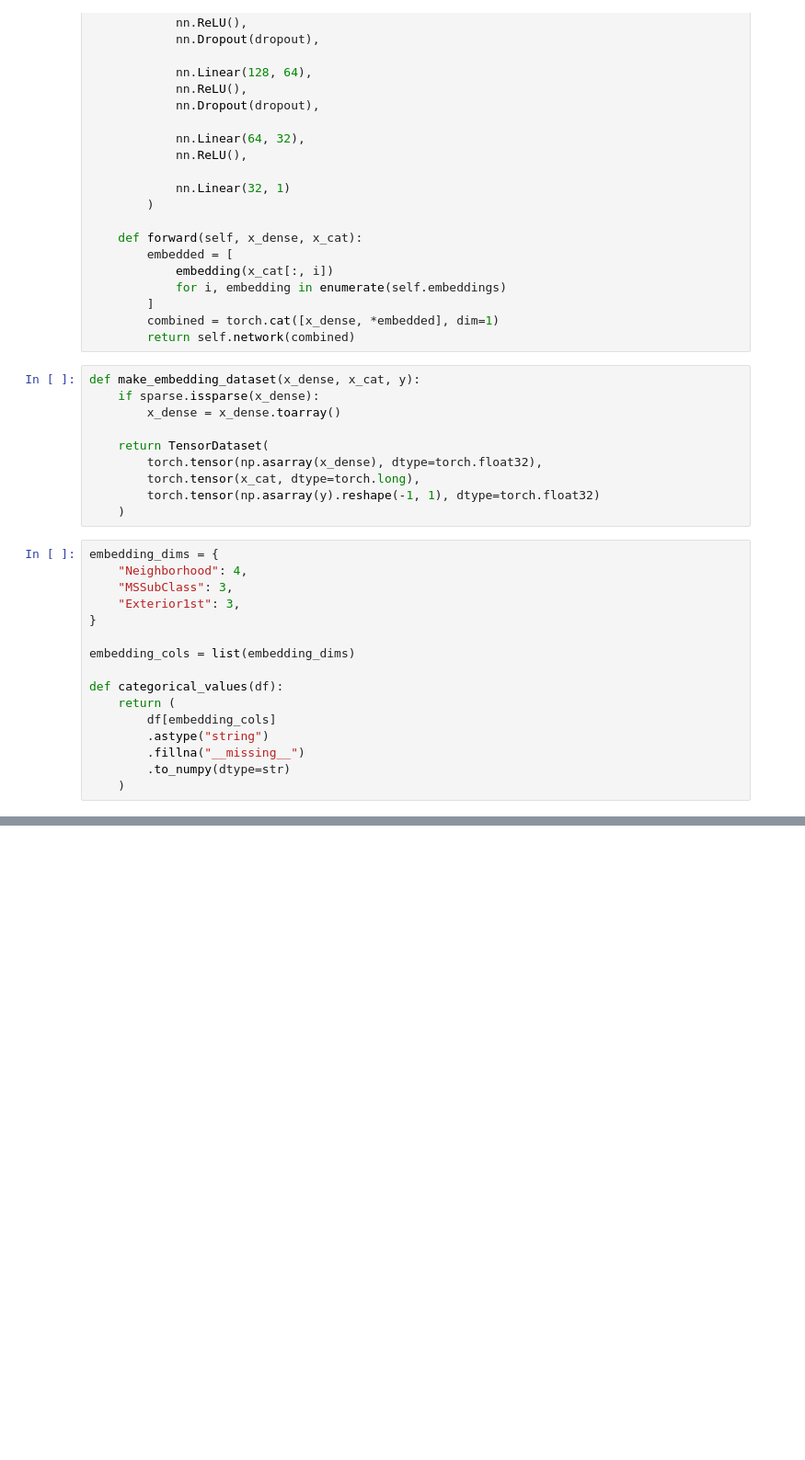
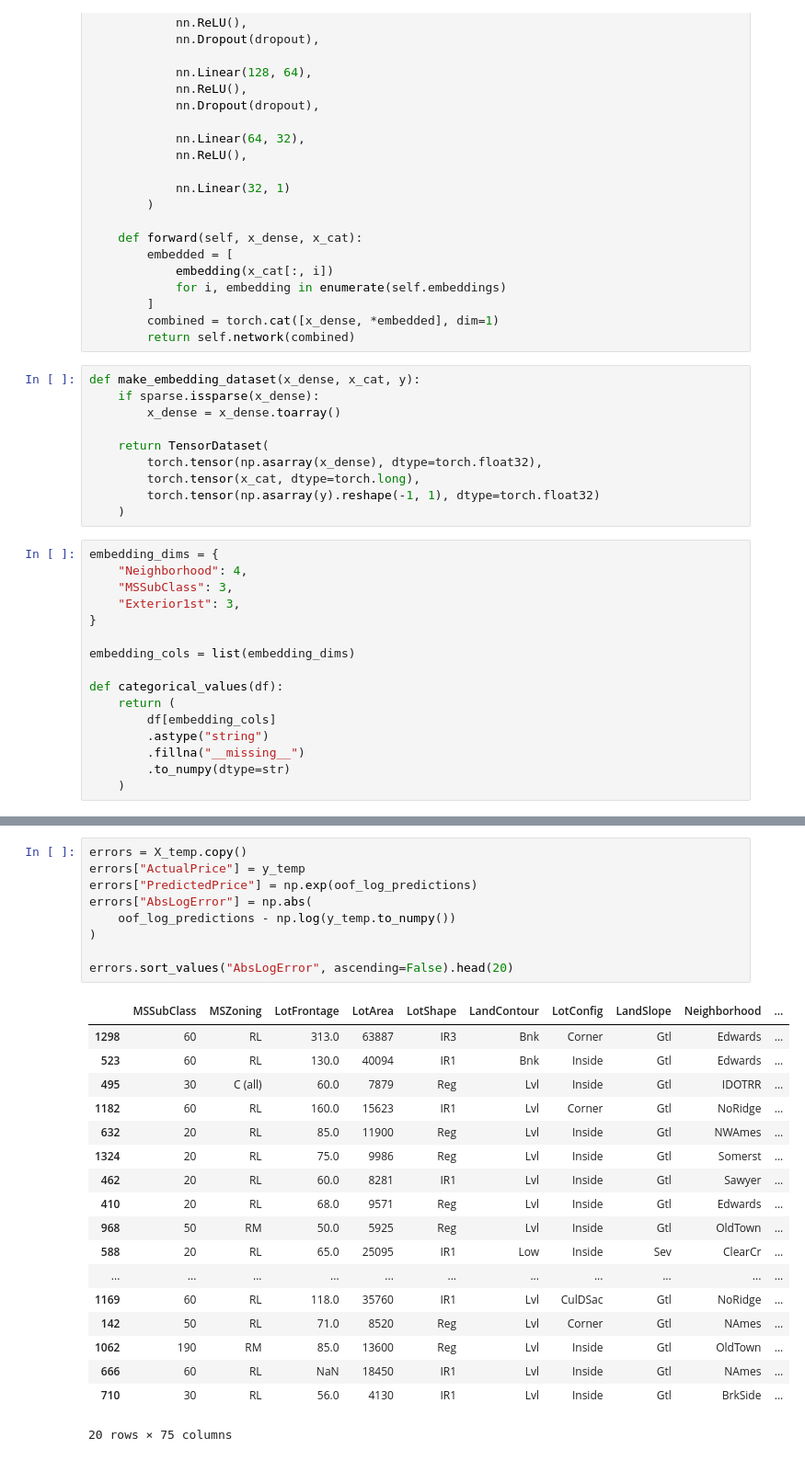
Before and after one commit to 03axdov/Kaggle-Competitions, a Jupyter notebook: Housing/main.ipynb, the cells around one changed output, grey strips where cells are left out. Shown at 92% size. Cells and saved outputs as stored; diff of their text form; blank space fills up the shorter version.

```diff
--- a/Housing/main.ipynb
+++ b/Housing/main.ipynb
@@ -548,3 +565,31 @@ Overall out-of-fold dollar RMSE: $27,675
+# %%
+errors = X_temp.copy()
+errors["ActualPrice"] = y_temp
+errors["PredictedPrice"] = np.exp(oof_log_predictions)
+errors["AbsLogError"] = np.abs(
+    oof_log_predictions - np.log(y_temp.to_numpy())
+)
+
+errors.sort_values("AbsLogError", ascending=False).head(20)
+# %% [output]
+|  | MSSubClass | MSZoning | LotFrontage | LotArea | LotShape | LandContour | LotConfig | LandSlope | Neighborhood | ... |
+| 1298 | 60 | RL | 313.0 | 63887 | IR3 | Bnk | Corner | Gtl | Edwards | ... |
+| 523 | 60 | RL | 130.0 | 40094 | IR1 | Bnk | Inside | Gtl | Edwards | ... |
+| 495 | 30 | C (all) | 60.0 | 7879 | Reg | Lvl | Inside | Gtl | IDOTRR | ... |
+| 1182 | 60 | RL | 160.0 | 15623 | IR1 | Lvl | Corner | Gtl | NoRidge | ... |
+| 632 | 20 | RL | 85.0 | 11900 | Reg | Lvl | Inside | Gtl | NWAmes | ... |
+| 1324 | 20 | RL | 75.0 | 9986 | Reg | Lvl | Inside | Gtl | Somerst | ... |
+| 462 | 20 | RL | 60.0 | 8281 | IR1 | Lvl | Inside | Gtl | Sawyer | ... |
+| 410 | 20 | RL | 68.0 | 9571 | Reg | Lvl | Inside | Gtl | Edwards | ... |
+| 968 | 50 | RM | 50.0 | 5925 | Reg | Lvl | Inside | Gtl | OldTown | ... |
+| 588 | 20 | RL | 65.0 | 25095 | IR1 | Low | Inside | Sev | ClearCr | ... |
+| ... | ... | ... | ... | ... | ... | ... | ... | ... | ... | ... |
+| 1169 | 60 | RL | 118.0 | 35760 | IR1 | Lvl | CulDSac | Gtl | NoRidge | ... |
+| 142 | 50 | RL | 71.0 | 8520 | Reg | Lvl | Corner | Gtl | NAmes | ... |
+| 1062 | 190 | RM | 85.0 | 13600 | Reg | Lvl | Inside | Gtl | OldTown | ... |
+| 666 | 60 | RL | NaN | 18450 | IR1 | Lvl | Inside | Gtl | NAmes | ... |
+| 710 | 30 | RL | 56.0 | 4130 | IR1 | Lvl | Inside | Gtl | BrkSide | ... |
+20 rows × 75 columns
 # %%
 import matplotlib.pyplot as plt
 
```
Also changed, not shown: parts of 7 cells of this notebook.
